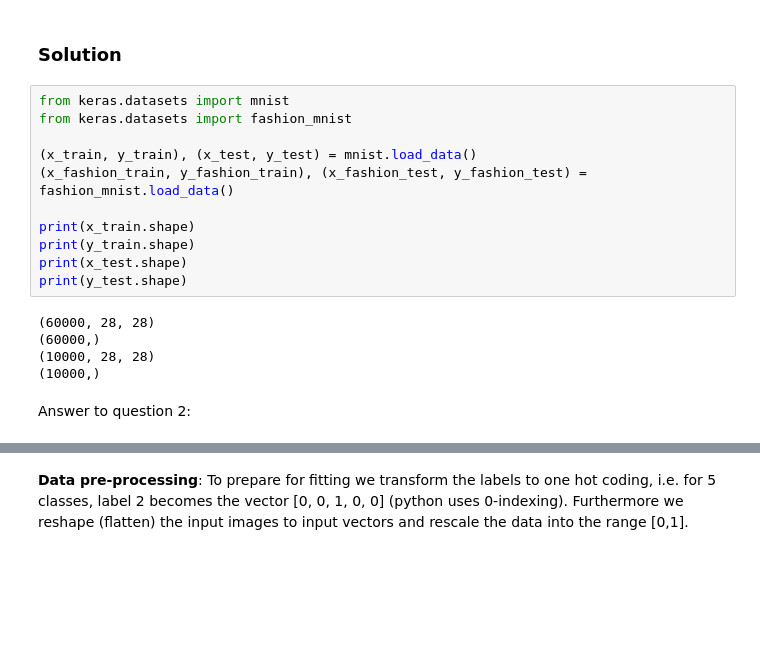
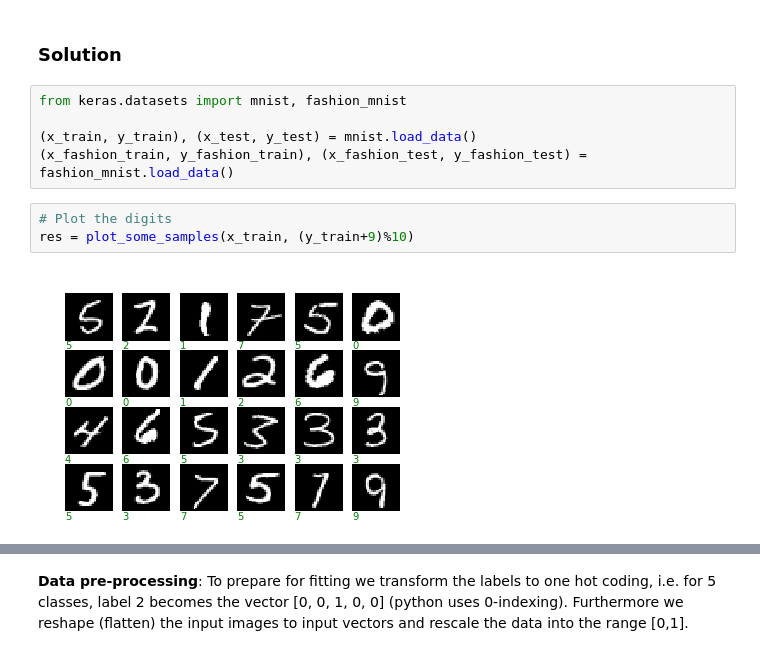
Before and after one commit to FredrikBixo/Artificial-neural-networks-miniproject1, a Jupyter notebook: miniproject1.ipynb, the cells around one changed output, grey strips where cells are left out. Saved outputs shown, nothing was run; the diff lists cells and outputs as text; blank space fills up the shorter version.

```diff
--- a/miniproject1.ipynb
+++ b/miniproject1.ipynb
@@ -142,20 +147,12 @@ The low resolution (and grayscale) of the images certainly misses some informati
 # %% [markdown]
 ### Solution
 # %%
-from keras.datasets import mnist
-from keras.datasets import fashion_mnist
+from keras.datasets import mnist, fashion_mnist
 
 (x_train, y_train), (x_test, y_test) = mnist.load_data()
 (x_fashion_train, y_fashion_train), (x_fashion_test, y_fashion_test) = fashion_mnist.load_data()
-
-print(x_train.shape)
-print(y_train.shape)
-print(x_test.shape)
-print(y_test.shape)
-# %% [output]
-(60000, 28, 28)
-(60000,)
-(10000, 28, 28)
-(10000,)
-# %% [markdown]
-Answer to question 2:
+# %%
+# Plot the digits
+res = plot_some_samples(x_train, (y_train+9)%10)
+# %% [output]
+[figure, added]
```
Also changed, not shown: parts of 85 cells of this notebook.
